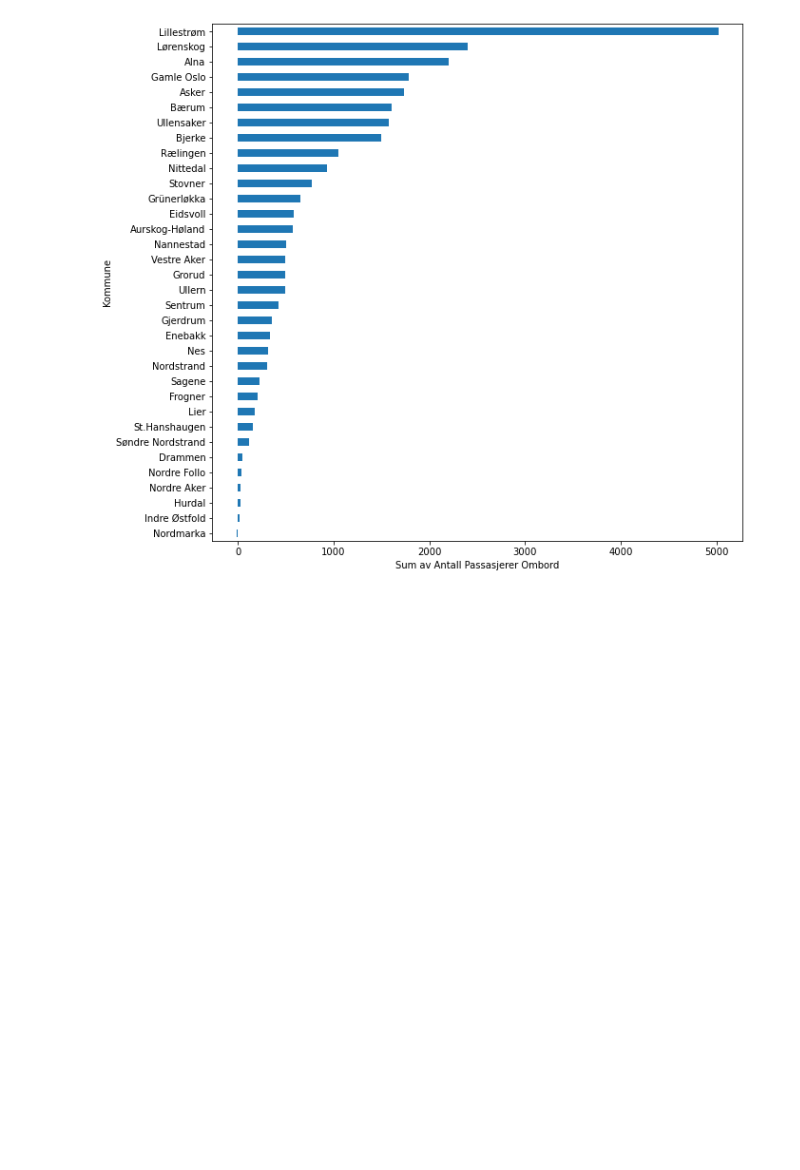
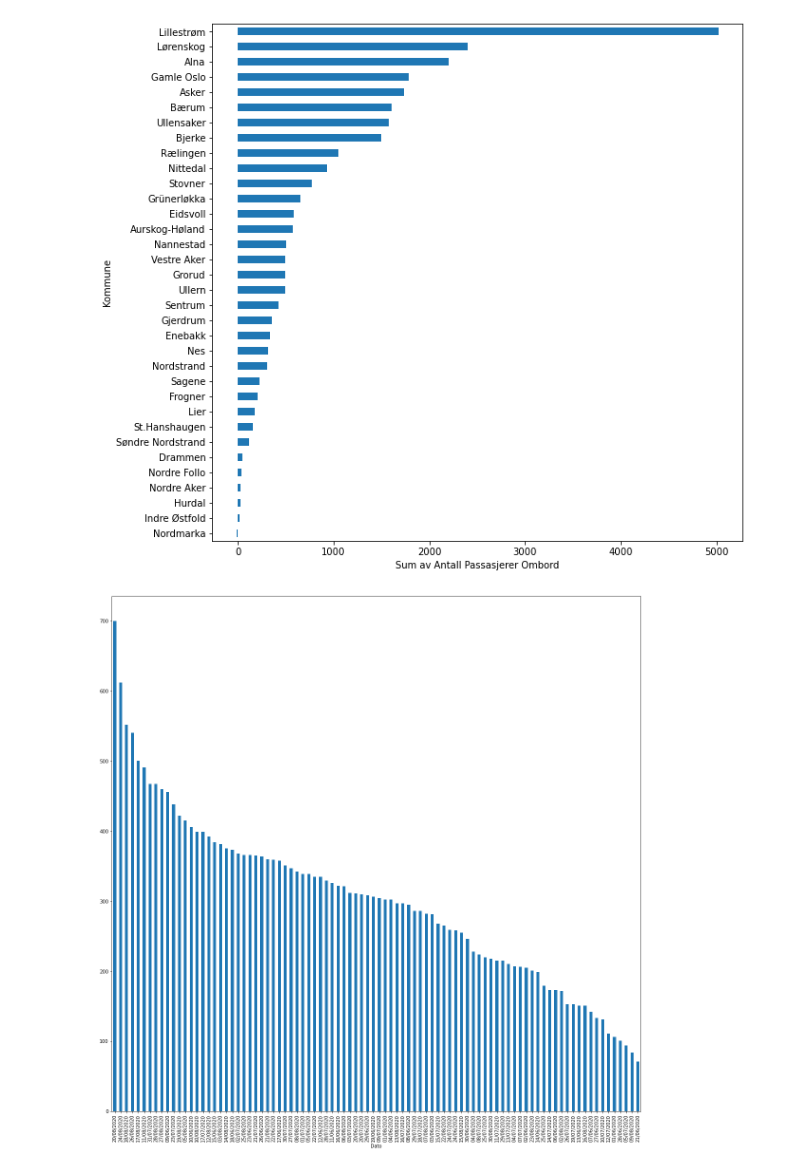
Before and after one commit to Aksel488/assignment1, a Jupyter notebook: Ruter.ipynb, the cells around one changed output. Cells and saved outputs as stored; diff of their text form; code cells hidden in the pictures; blank space fills up the shorter version.

```diff
--- a/Ruter.ipynb
+++ b/Ruter.ipynb
@@ -67,3 +67,8 @@ Antall.plot(figsize=(10,10),kind='barh')
 # %% [output]
 <AxesSubplot:xlabel='Sum av Antall Passasjerer Ombord', ylabel='Kommune'>
 [figure]
+# %%
+ruter.groupby(['Dato'])['Passasjerer_Ombord'].sum().sort_values(ascending=False).plot.bar(figsize=(20,20))
+plt.show()
+# %% [output]
+[figure, added]
```
